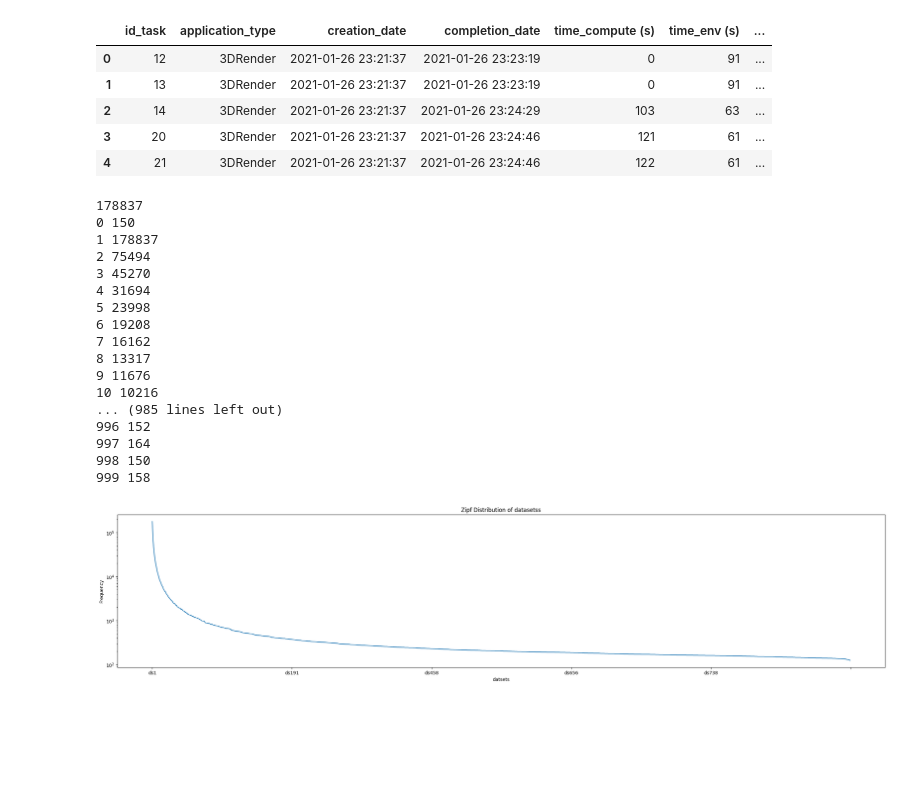
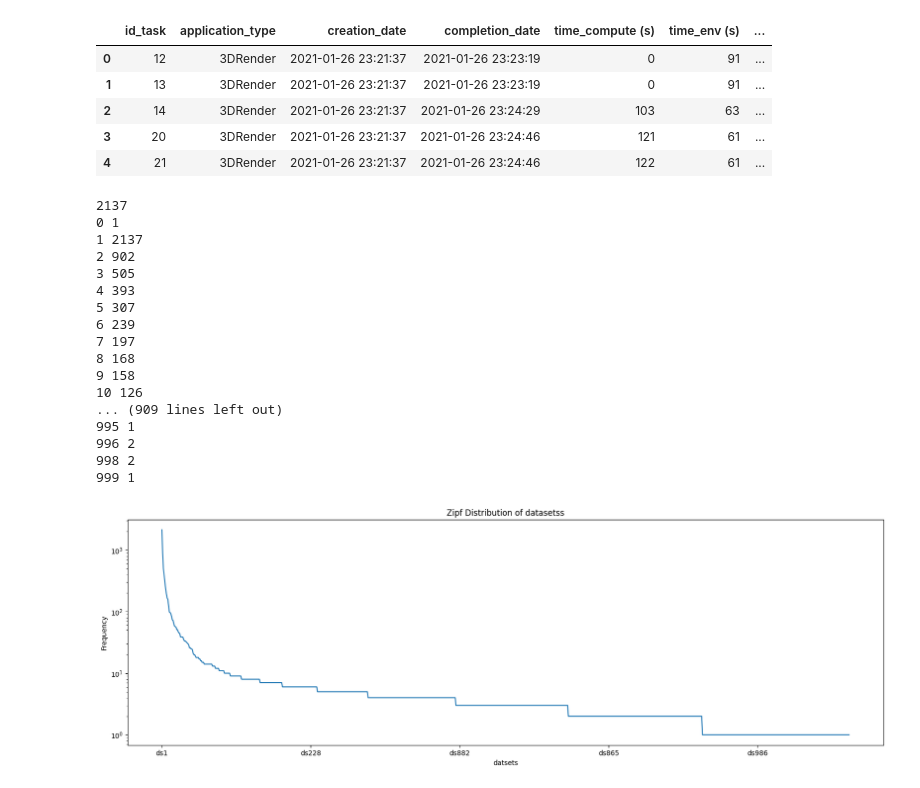
Before and after one commit to cherifpy/traces-simulator, a Jupyter notebook: cache-exp/exp/traces/datasets/processing.ipynb, the cells around one changed output. Drawn from its saved outputs; the diff is of its cells as text; code cells hidden in the pictures; blank space fills up the shorter version.

```diff
--- a/cache-exp/exp/traces/datasets/processing.ipynb
+++ b/cache-exp/exp/traces/datasets/processing.ipynb
@@ -5,9 +7,9 @@ import numpy as np
 # %%
 import random
-nb_datasets = 1000
-min_size = 1
-max_size = 255
+nb_datasets1 = 1000
+min_size1 = 100
+max_size1 = 1024
 
-datasets = [(f"ds{i}", random.randrange(min_size,max_size)) for i in range(nb_datasets)]
-datasets
+datasets_1 = [(f"ds{i}", random.randrange(min_size1,max_size1)) for i in range(nb_datasets1)]
+datasets_1
 # %% [output]
@@ -38,6 +44,6 @@ sum
 # %%
-tracesV4 = pd.read_csv("tracesV4_without_node_dataset.csv")
-tracesV4.head()
+traces = pd.read_csv("tracesV4_without_node_dataset.csv")
+traces.head()
 # %% [output]
 |  | id_task | application_type | creation_date | completion_date | time_compute (s) | time_env (s) | ... |
 | 0 | 12 | 3DRender | 2021-01-26 23:21:37 | 2021-01-26 23:23:19 | 0 | 91 | ... |
@@ -45,46 +51,49 @@ tracesV4.head()
 | 2 | 14 | 3DRender | 2021-01-26 23:21:37 | 2021-01-26 23:24:29 | 103 | 63 | ... |
 | 3 | 20 | 3DRender | 2021-01-26 23:21:37 | 2021-01-26 23:24:46 | 121 | 61 | ... |
 | 4 | 21 | 3DRender | 2021-01-26 23:21:37 | 2021-01-26 23:24:46 | 122 | 61 | ... |
+# %%
+requests = traces.sample(n=10000)
+#requests.to_csv('dataset_5000.csv', index=False)
 # %%
 a = 1.25
-zipf_indices = np.random.zipf(a, tracesV4.shape[0])
+zipf_indices_1 = np.random.zipf(a, requests.shape[0])
 
 # Ensure indices are within the range of the elements list
-zipf_indices = [i % len(datasets) for i in zipf_indices]
+zipf_indices_1 = [i % len(datasets_1) for i in zipf_indices_1]
 
 # Map the indices to elements in the list
-tracesV4["dataset"] = [datasets[i][0] for i in zipf_indices]
-tracesV4["dataset_size"] = [datasets[i][1] for i in zipf_indices]
+requests["dataset"] = [datasets_1[i][0] for i in zipf_indices_1]
+requests["dataset_size"] = [datasets_1[i][1] for i in zipf_indices_1]
 #tracesV1 = pd.concat([df_sans_general, df], axis=1, ignore_index=True)
-x,y = np.unique(zipf_indices, return_counts=True)
+x,y = np.unique(zipf_indices_1, return_counts=True)
 print(max(y))
 for i in range(len(x)):
     print(x[i], y[i])
 # %% [output]
-178837
-0 150
-1 178837
-2 75494
-3 45270
-4 31694
-5 23998
-6 19208
-7 16162
-8 13317
-9 11676
-10 10216
-... (985 lines left out)
-996 152
-997 164
-998 150
-999 158
+2137
+0 1
+1 2137
+2 902
+3 505
+4 393
+5 307
+6 239
+7 197
+8 168
+9 158
+10 126
+... (909 lines left out)
+995 1
+996 2
+998 2
+999 1
 # %%
 import matplotlib.pyplot as plt
-element_counts = pd.Series(tracesV4["dataset"]).value_counts()
-element_counts.plot(kind='line', logy=True, figsize=(30, 6), title='Zipf Distribution of datasetss')
+element_counts = pd.Series(requests["dataset"]).value_counts()
+element_counts.plot(kind='line', logy=True, figsize=(20, 6), title='Zipf Distribution of datasetss')
 plt.xlabel('datsets')
 plt.ylabel('Frequency')
 plt.show()
 # %% [output]
-[figure, old version]
+[figure, new version]
 # %%
```
Also changed, not shown: parts of 10 cells of this notebook, 4 other files.
